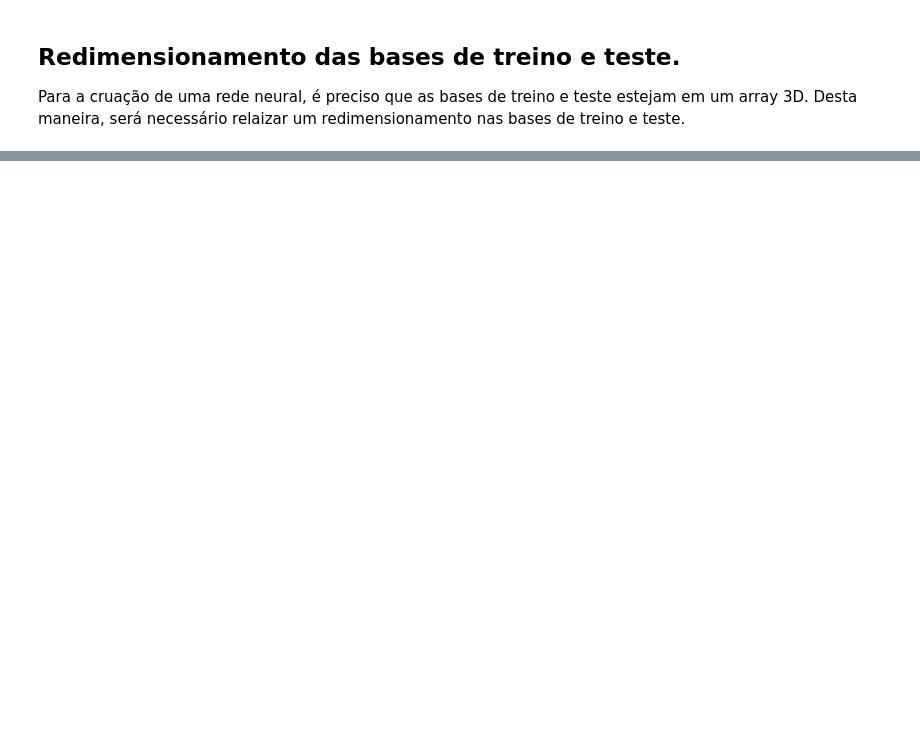
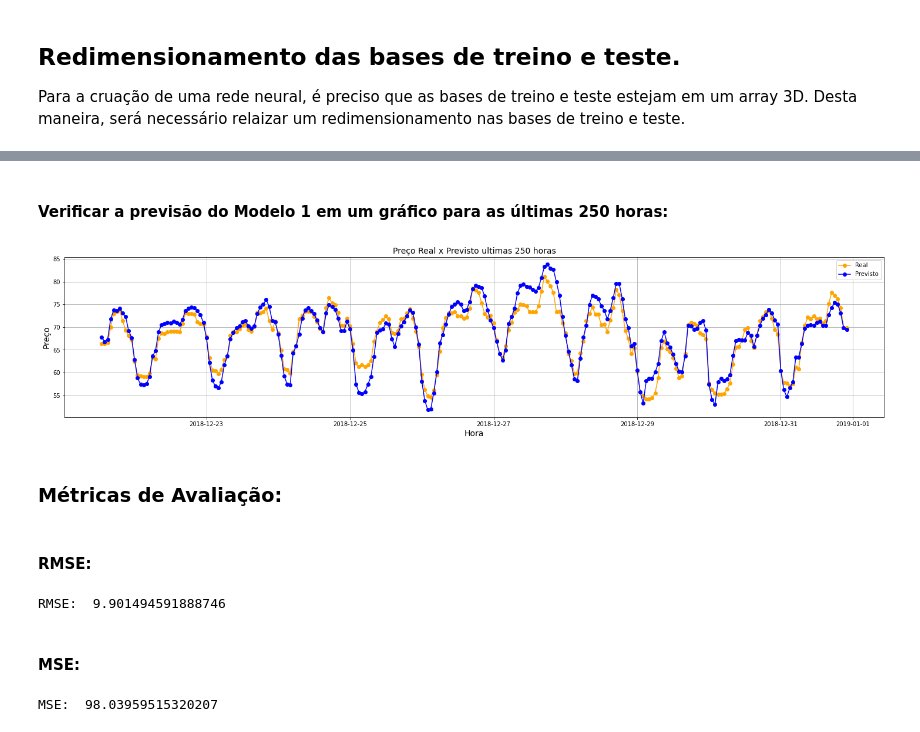
Before and after one commit to secretaria-ICA/Previsao_do_Preco_de_Energia, a Jupyter notebook: TCC_Energia.ipynb, the cells around one changed output, grey strips where cells are left out. Drawn from its saved outputs; the diff is of its cells as text; code cells hidden in the pictures; blank space fills up the shorter version.

```diff
--- a/TCC_Energia.ipynb
+++ b/TCC_Energia.ipynb
@@ -2185,0 +1564,9 @@ aaaaaaaaaaaaaaaaaaaaaaaaaaaaaaaaaaaaaaaaaaajjjjjjaaaaaaaaaaaaaaaaaaaaaaaaaaaaaaa
+# %%
+X_test_1 = np.reshape(df_teste_1.values,         # Convertendo os valores do "df_teste_modelo" em um array com o método ".values"
+                     (df_teste_1.shape[0],     # Retorna o "shape[0]" do "df_teste_modelo", ou seja, 10519
+                      df_teste_1.shape[1],     # Retorna o "shape[1]" do df_teste_modelo, ou seja, 16
+                      1                             # Retorna um vetor 1 para deixar o dataframe de 2D para 3D
+                      )
+                     )
+
+X_test_1.shape # vai retornar um obejeto 3D de shape: (10519, 16, 1) usado para a consrução da rede neural.
@@ -2185,0 +1858,3 @@ aaaaaaaaaaaaaaaaaaaaaaaaaaaaaaaaaaaaaaaaaaajjjjjjaaaaaaaaaaaaaaaaaaaaaaaaaaaaaaa
+# %%
+previsao_1 = modelo_1.predict(X_test_1)
+previsao_1
@@ -2185,0 +1869,59 @@ aaaaaaaaaaaaaaaaaaaaaaaaaaaaaaaaaaaaaaaaaaajjjjjjaaaaaaaaaaaaaaaaaaaaaaaaaaaaaaa
+# %% [markdown]
+#### Verificar a previsão do Modelo 1 em um gráfico para as últimas 250 horas:
+# %%
+# Criando um dataframe com os resultados previstos
+previsao_1 =  pd.DataFrame(previsao_1,
+                                 columns=["price_previsto"])
+
+# Resentando o indice da colua "price actual" da variável de treino
+resposta_treino = df_variavel_alvo_teste_modelo_1.reset_index()
+resposta_treino.rename(columns = {'index': 'time'}, inplace = True)
+
+# Juntando os dataframes para criar visualização de comparação de respostas:
+df_comparacao = previsao_1.merge(resposta_treino, left_index=True, right_index=True)
+
+df_visual = df_comparacao.tail(250)
+
+fig = plt.figure(figsize=(25, 5))
+
+#plt.subplot(2, 1, 1)
+plt.plot(df_visual['time'],df_visual['price actual'], color='orange', marker='o', label='Real')
+plt.title('Preço Real 50 ultimos dias)', fontsize=14)
+plt.xlabel('Tempo', fontsize=14)
+plt.ylabel('Preço', fontsize=14)
+plt.grid(True)
+
+
+#plt.subplot(2, 1, 2)
+plt.plot(df_visual['time'],df_visual['price_previsto'], color='blue', marker='o', label='Previsto')
+plt.title('Preço Real x Previsto ultimas 250 horas', fontsize=14)
+plt.xlabel('Tempo', fontsize=14)
+plt.ylabel('Preço', fontsize=14)
+plt.grid(True)
+
+plt.xlabel('Hora')
+plt.ylabel('Preço')
+plt.legend(["Real","Previsto"])
+
+plt.show()
+# %% [output]
+[figure, added]
+# %% [markdown]
+### Métricas de Avaliação:
+# %% [markdown]
+#### RMSE:
+# %%
+import math
+from sklearn.metrics import mean_squared_error
+rmse = math.sqrt(mean_squared_error(df_variavel_alvo_teste_modelo_1, previsao_1))
+print('RMSE: ', rmse)
+# %% [output]
+RMSE:  9.901494591888746
+# %% [markdown]
+#### MSE:
+# %%
+# Muito longe de 0...
+mse = mean_squared_error(df_variavel_alvo_teste_modelo_1, previsao_1)
+print('MSE: ',mse)
+# %% [output]
+MSE:  98.03959515320207
```
Also changed, not shown: parts of 231 cells of this notebook.
